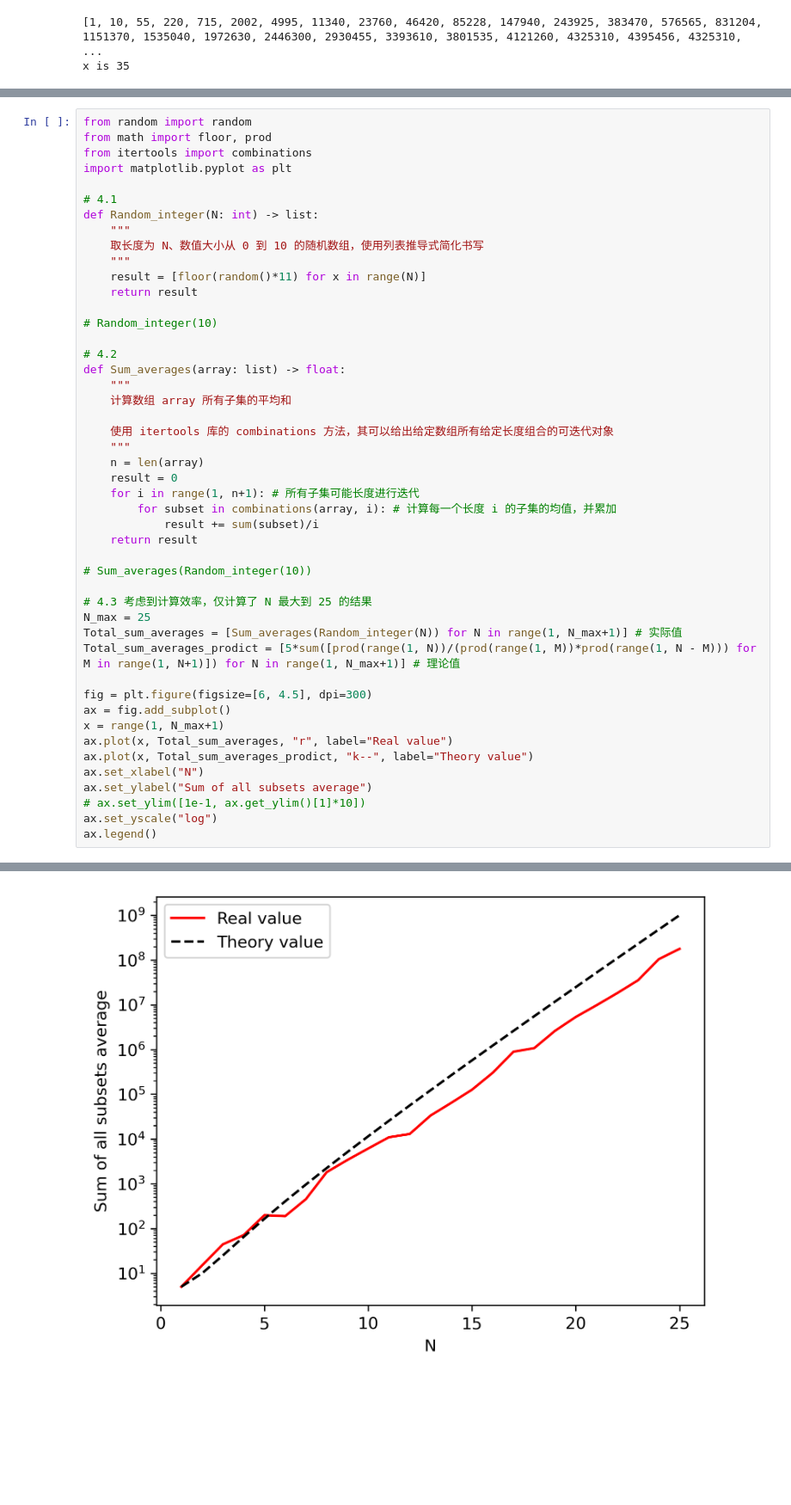
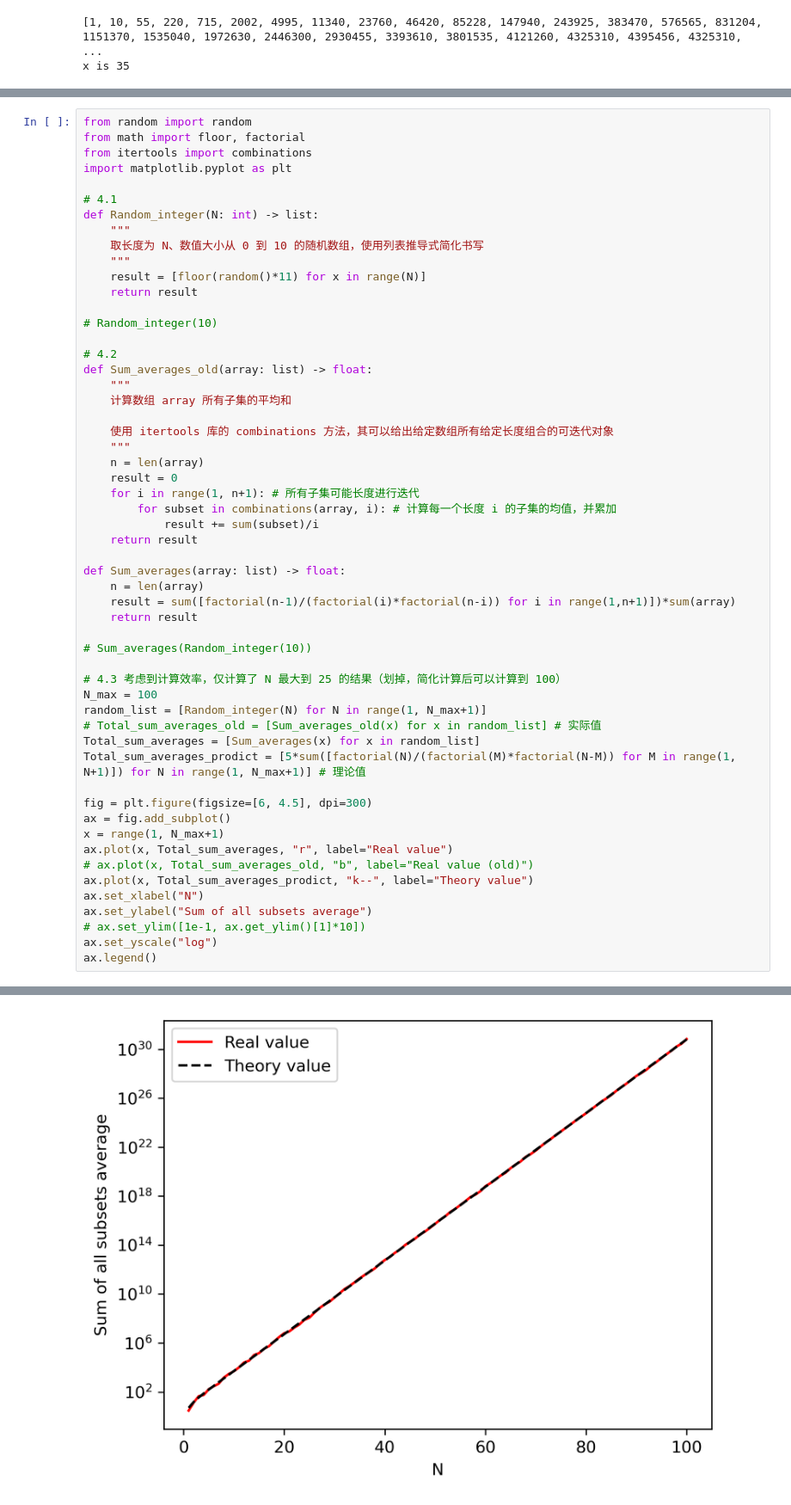
Before and after one commit to SolaProject/ESE5023_Assignments_12531386, a Jupyter notebook: PS1.ipynb, the cells around one changed output, grey strips where cells are left out. Shown: that part at 86% size. Drawn from its saved outputs; the diff is of its cells as text; blank space fills up the shorter version.

```diff
--- a/PS1.ipynb
+++ b/PS1.ipynb
@@ -137,6 +144,6 @@ $$
 # %%
 from random import random
-from math import floor, prod
+from math import floor, factorial
 from itertools import combinations
 import matplotlib.pyplot as plt
 
@@ -151,36 +158,44 @@ def Random_integer(N: int) -> list:
 # Random_integer(10)
 
 # 4.2
-def Sum_averages(array: list) -> float:
+def Sum_averages_old(array: list) -> float:
     """
     计算数组 array 所有子集的平均和
 
     使用 itertools 库的 combinations 方法，其可以给出给定数组所有给定长度组合的可迭代对象
     """
     n = len(array)
     result = 0
     for i in range(1, n+1): # 所有子集可能长度进行迭代
         for subset in combinations(array, i): # 计算每一个长度 i 的子集的均值，并累加
             result += sum(subset)/i
     return result
 
+def Sum_averages(array: list) -> float:
+    n = len(array)
+    result = sum([factorial(n-1)/(factorial(i)*factorial(n-i)) for i in range(1,n+1)])*sum(array)
+    return result
+
 # Sum_averages(Random_integer(10))
 
-# 4.3 考虑到计算效率，仅计算了 N 最大到 25 的结果
-N_max = 25
-Total_sum_averages = [Sum_averages(Random_integer(N)) for N in range(1, N_max+1)] # 实际值
-Total_sum_averages_prodict = [5*sum([prod(range(1, N))/(prod(range(1, M))*prod(range(1, N - M))) for M in range(1, N+1)]) for N in range(1, N_max+1)] # 理论值
+# 4.3 考虑到计算效率，仅计算了 N 最大到 25 的结果（划掉，简化计算后可以计算到 100）
+N_max = 100
+random_list = [Random_integer(N) for N in range(1, N_max+1)]
+# Total_sum_averages_old = [Sum_averages_old(x) for x in random_list] # 实际值
+Total_sum_averages = [Sum_averages(x) for x in random_list]
+Total_sum_averages_prodict = [5*sum([factorial(N)/(factorial(M)*factorial(N-M)) for M in range(1, N+1)]) for N in range(1, N_max+1)] # 理论值
 
 fig = plt.figure(figsize=[6, 4.5], dpi=300)
 ax = fig.add_subplot()
 x = range(1, N_max+1)
 ax.plot(x, Total_sum_averages, "r", label="Real value")
+# ax.plot(x, Total_sum_averages_old, "b", label="Real value (old)")
 ax.plot(x, Total_sum_averages_prodict, "k--", label="Theory value")
 ax.set_xlabel("N")
 ax.set_ylabel("Sum of all subsets average")
 # ax.set_ylim([1e-1, ax.get_ylim()[1]*10])
 ax.set_yscale("log")
 ax.legend()
 # %% [output]
 <matplotlib.legend.Legend at 0x...>
-[figure, old version]
+[figure, new version]
```
Also changed, not shown: parts of 2 cells of this notebook.
